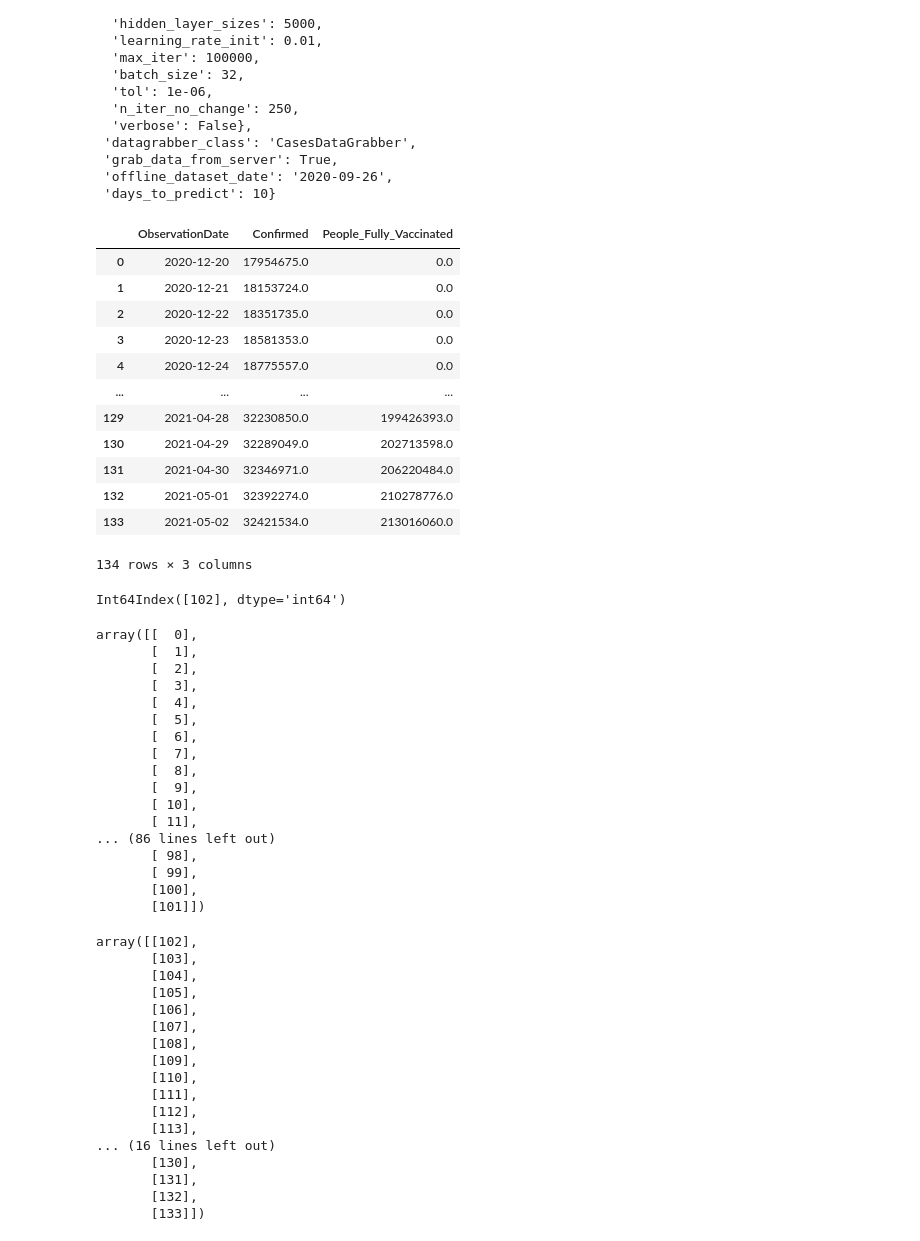
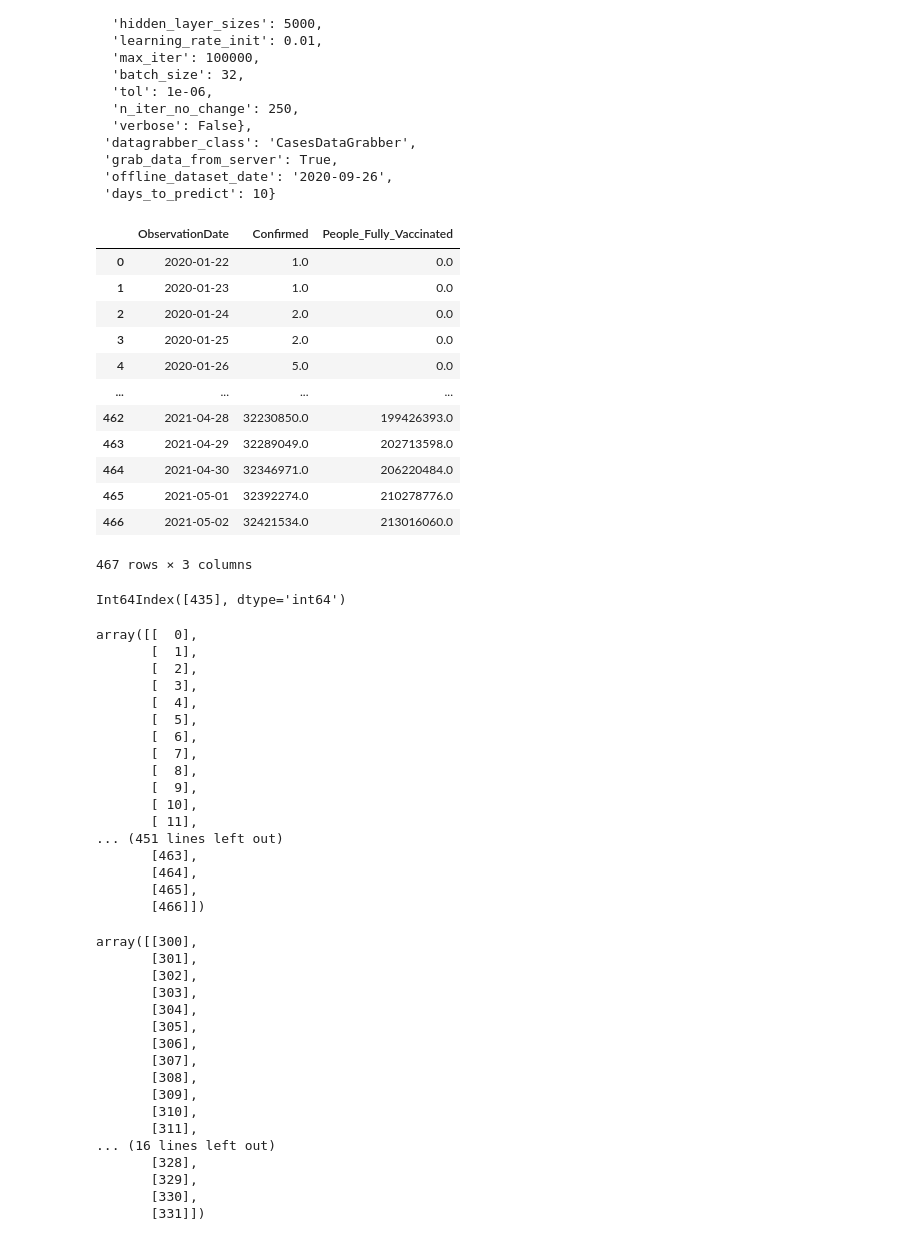
Before and after one commit to yanliang789/covid_19_trend, a Jupyter notebook: main-Copy1.ipynb, the cells around one changed output. Drawn from its saved outputs; the diff is of its cells as text; code cells hidden in the pictures.

```diff
--- a/main-Copy1.ipynb
+++ b/main-Copy1.ipynb
@@ -40,29 +35,29 @@ model_config
  'offline_dataset_date': '2020-09-26',
  'days_to_predict': 10}
 # %%
-df = pd.read_csv('Confirmed_Cases_US_Vaccinated_NewDataset_copy.csv').drop(columns=['Unnamed: 0'])
+df = pd.read_csv('Confirmed_Cases_US_Vaccinated_NewDataset.csv').drop(columns=['Unnamed: 0'])
 df
 # %% [output]
 |  | ObservationDate | Confirmed | People_Fully_Vaccinated |
-| 0 | 2020-12-20 | 17954675.0 | 0.0 |
-| 1 | 2020-12-21 | 18153724.0 | 0.0 |
-| 2 | 2020-12-22 | 18351735.0 | 0.0 |
-| 3 | 2020-12-23 | 18581353.0 | 0.0 |
-| 4 | 2020-12-24 | 18775557.0 | 0.0 |
+| 0 | 2020-01-22 | 1.0 | 0.0 |
+| 1 | 2020-01-23 | 1.0 | 0.0 |
+| 2 | 2020-01-24 | 2.0 | 0.0 |
+| 3 | 2020-01-25 | 2.0 | 0.0 |
+| 4 | 2020-01-26 | 5.0 | 0.0 |
 | ... | ... | ... | ... |
-| 129 | 2021-04-28 | 32230850.0 | 199426393.0 |
-| 130 | 2021-04-29 | 32289049.0 | 202713598.0 |
-| 131 | 2021-04-30 | 32346971.0 | 206220484.0 |
-| 132 | 2021-05-01 | 32392274.0 | 210278776.0 |
-| 133 | 2021-05-02 | 32421534.0 | 213016060.0 |
+| 462 | 2021-04-28 | 32230850.0 | 199426393.0 |
+| 463 | 2021-04-29 | 32289049.0 | 202713598.0 |
+| 464 | 2021-04-30 | 32346971.0 | 206220484.0 |
+| 465 | 2021-05-01 | 32392274.0 | 210278776.0 |
+| 466 | 2021-05-02 | 32421534.0 | 213016060.0 |
-134 rows × 3 columns
+467 rows × 3 columns
 # %%
 ## Use the data from April to May as test
 df[df['ObservationDate']=='2021-04-01'].index
 # %% [output]
-Int64Index([102], dtype='int64')
+Int64Index([435], dtype='int64')
 # %%
-x = np.array(df.iloc[:102,:].index.values.tolist()).reshape(-1, 1)
+x = np.array(df.iloc[:467,:].index.values.tolist()).reshape(-1, 1)
 x
 # %% [output]
 array([[  0],
@@ -77,33 +72,33 @@ array([[  0],
        [  9],
        [ 10],
        [ 11],
-... (86 lines left out)
-       [ 98],
-       [ 99],
-       [100],
-       [101]])
+... (451 lines left out)
+       [463],
+       [464],
+       [465],
+       [466]])
 # %%
 list = []
 for i in range(0,32):
-    list.append(102 +i)
+    list.append(300 +i)
 x_pred = np.array(list).reshape(-1, 1)
 x_pred
 # %% [output]
-array([[102],
-       [103],
-       [104],
-       [105],
-       [106],
-       [107],
-       [108],
-       [109],
-       [110],
-       [111],
-       [112],
-       [113],
+array([[300],
+       [301],
+       [302],
+       [303],
+       [304],
+       [305],
+       [306],
+       [307],
+       [308],
+       [309],
+       [310],
+       [311],
 ... (16 lines left out)
-       [130],
-       [131],
-       [132],
-       [133]])
+       [328],
+       [329],
+       [330],
+       [331]])
 # %%
```
Also changed, not shown: parts of 13 cells of this notebook.
